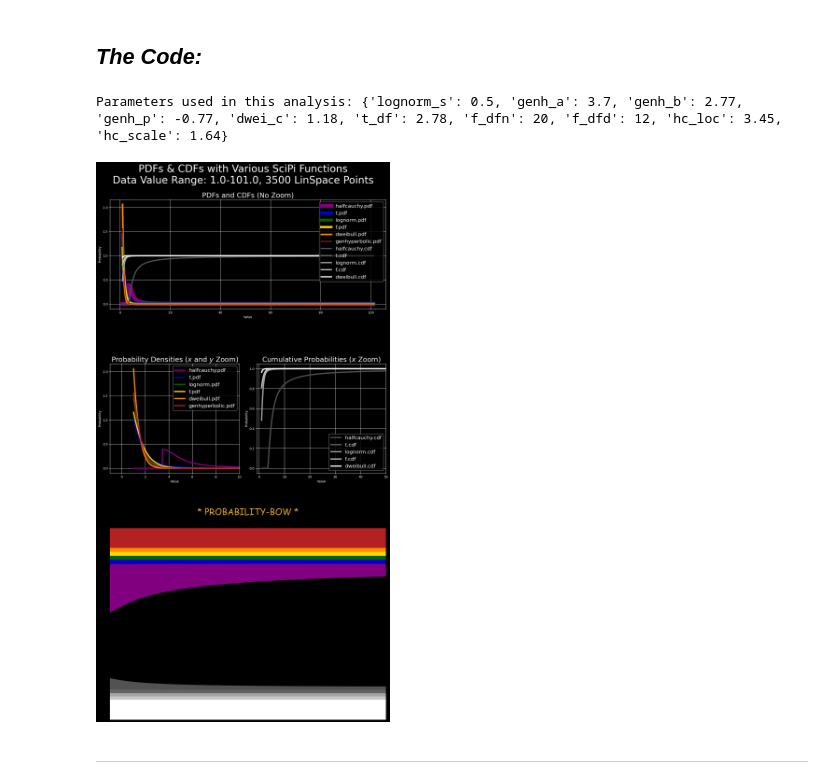
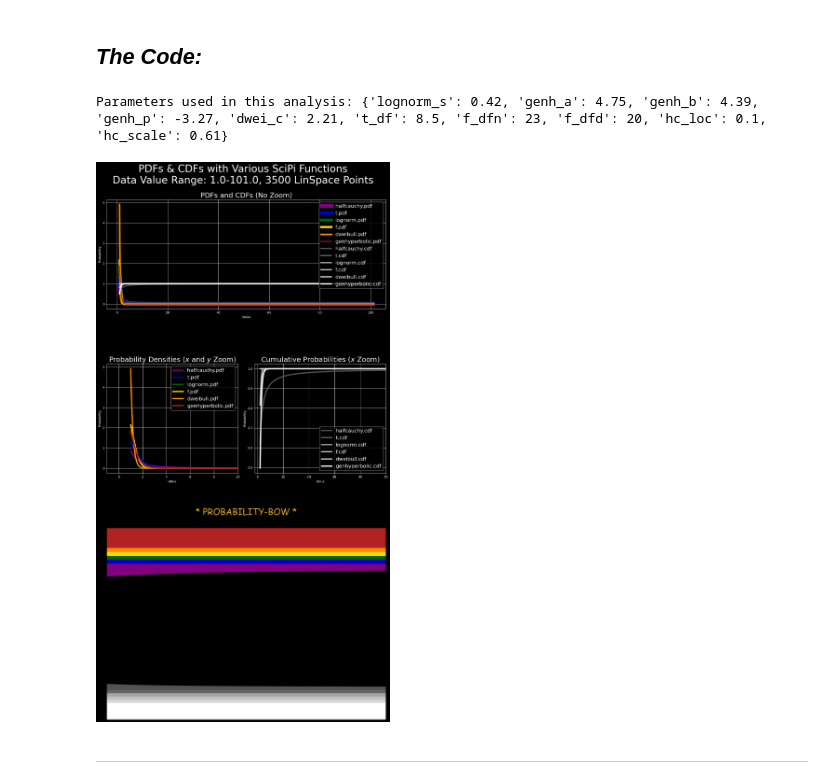
Before and after one commit to andrewblais/mathWithPython, a Jupyter notebook: statsMachineLearning/sml013_pdf_cdf.ipynb, the cells around one changed output. Cells and saved outputs as stored; diff of their text form; code cells hidden in the pictures.

```diff
--- a/statsMachineLearning/sml013_pdf_cdf.ipynb
+++ b/statsMachineLearning/sml013_pdf_cdf.ipynb
@@ -240,7 +240,7 @@ print(f"Parameters used in this analysis: {sp_dist_params}\n")
 #  Plotting
 # * * * # * * * #
 RBOW_COLS = ["purple", "mediumblue", "darkgreen", "gold", "darkorange", "firebrick"]
-BW_COLS = ["#525252", "#646464", "#A4A4A4", "#C6C6C6", "#FFFFFF"]
+BW_COLS = ["#525252", "#646464", "#A4A4A4", "#C1C1C1", "#D5D5D5", "#FFFFFF"]
 FUNC_NAMES = ["halfcauchy", "t", "lognorm", "f", "dweibull", "genhyperbolic"]
 MAIN_LWS = [4 for _ in range(6)]
 
@@ -320,35 +320,35 @@ with plt.style.context('dark_background'):
         [halfcauchy_cdf, t_cdf, f_cdf, dweibull_cdf, genhyperbolic_cdf, lognorm_cdf],
         RBOW_COLS,
         FUNC_NAMES,
         linspace(250, 125, 6),
     )
     plot_dfs(
         axes[3],
         x,
         "pdf",
         [halfcauchy_pdf, t_pdf, f_pdf, dweibull_pdf, genhyperbolic_pdf, lognorm_pdf],
         BW_COLS,
         FUNC_NAMES,
         linspace(150, 50, 6),
     )
     axes[3].set_xlim(8, 25)
     axes[3].set_ylim(-0.05, 1.0)
     axes[3].set_axis_off()
     axes[3].set_title("\n\n* PROBABILITY-BOW *\n", color='goldenrod', size=28, fontfamily='cursive')
 
     plt.suptitle(
         (
             "PDFs & CDFs with Various SciPi Functions\n"
             f"Data Value Range: {min(x)}-{max(x)}, {N} LinSpace Points\n"
         ),
         size=32,
     )
 
     plt.tight_layout()
     plt.show()
 # %% [output]
-Parameters used in this analysis: {'lognorm_s': 0.5, 'genh_a': 3.7, 'genh_b': 2.77, 'genh_p': -0.77, 'dwei_c': 1.18, 't_df': 2.78, 'f_dfn': 20, 'f_dfd': 12, 'hc_loc': 3.45, 'hc_scale': 1.64}
+Parameters used in this analysis: {'lognorm_s': 0.42, 'genh_a': 4.75, 'genh_b': 4.39, 'genh_p': -3.27, 'dwei_c': 2.21, 't_df': 8.5, 'f_dfn': 23, 'f_dfd': 20, 'hc_loc': 0.1, 'hc_scale': 0.61}
-[figure, old version]
+[figure, new version]
 # %% [markdown]
 <hr style="height: 0; box-shadow: 0 0 5px 4px crimson; width: 90%;">
 # %% [markdown]
```
